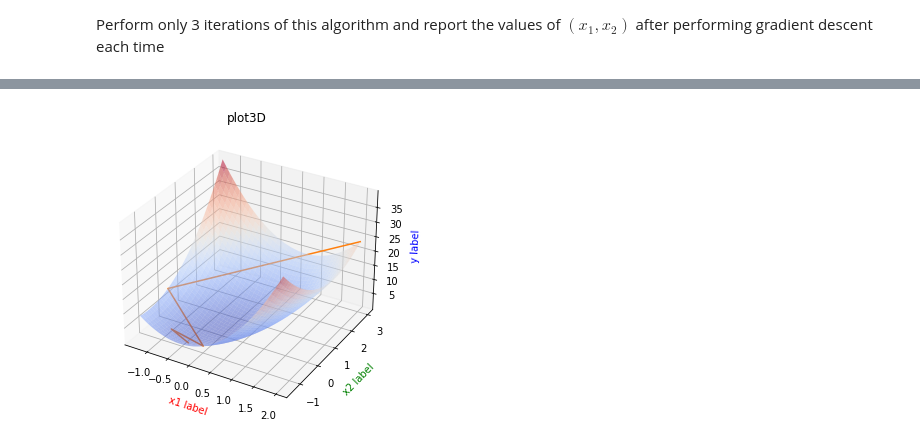
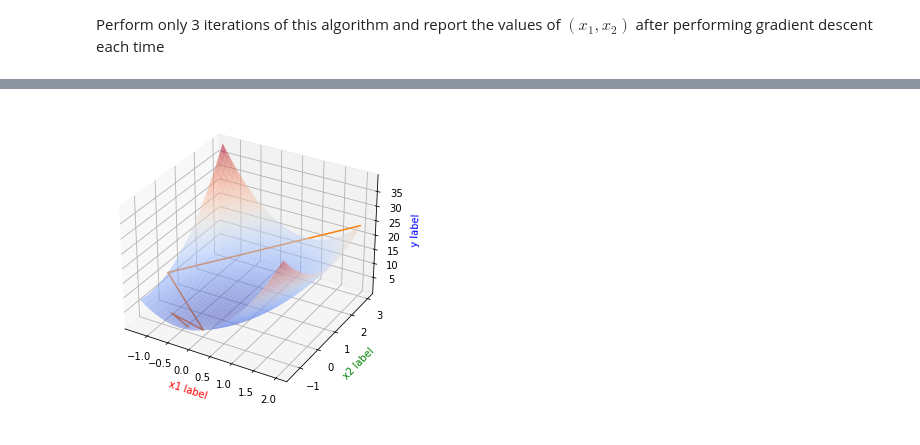
Before and after one commit to franciszero/AIDI-course, a Jupyter notebook: AIDI all solutions/AIDI 1000 Mathmatics/Assign2/Assignment_2_Fangji_Chen.ipynb, the cells around one changed output, grey strips where cells are left out. Saved outputs shown, nothing was run; the diff lists cells and outputs as text; code cells hidden in the pictures.

```diff
--- a/AIDI all solutions/AIDI 1000 Mathmatics/Assign2/Assignment_2_Fangji_Chen.ipynb
+++ b/AIDI all solutions/AIDI 1000 Mathmatics/Assign2/Assignment_2_Fangji_Chen.ipynb
@@ -234,22 +240,14 @@ T3=f(T1,T2)
 # %%
 # for self-check visualization
-import matplotlib.pyplot as plt
-from mpl_toolkits.mplot3d import Axes3D
-import numpy as np
-
-def f(x1, x2):
-    return 6*x1**2 - 3*x1*x2 + 2*x2**2
-
 fig1 = plt.figure()
 ax = Axes3D(fig1)
 X1, X2 = np.mgrid[-1.3:2:40j, -1.4:3:40j]
 Y = f(X1, X2)
-plt.title("plot3D")
 ax.plot_surface(X1, X2, Y, rstride=1, cstride=1, cmap=plt.cm.coolwarm, alpha=0.5)
 ax.plot(T1, T2, T3)
 ax.set_xlabel('x1 label', color='r')
 ax.set_ylabel('x2 label', color='g')
 ax.set_zlabel('y label', color='b')
 plt.show()
 # %% [output]
-[figure, old version]
+[figure, new version]
```
Also changed, not shown: parts of 22 cells of this notebook, 7 other files.
